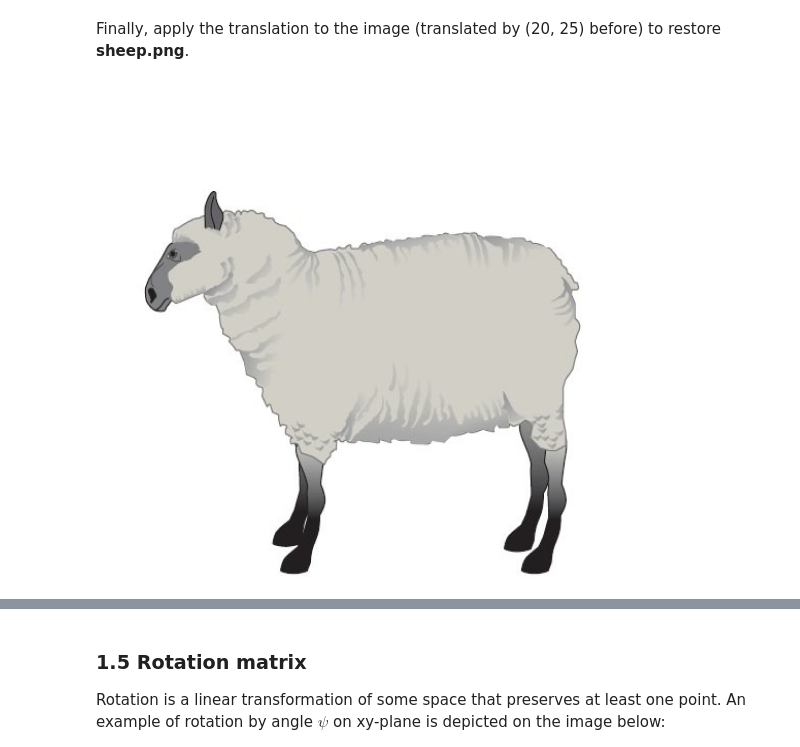
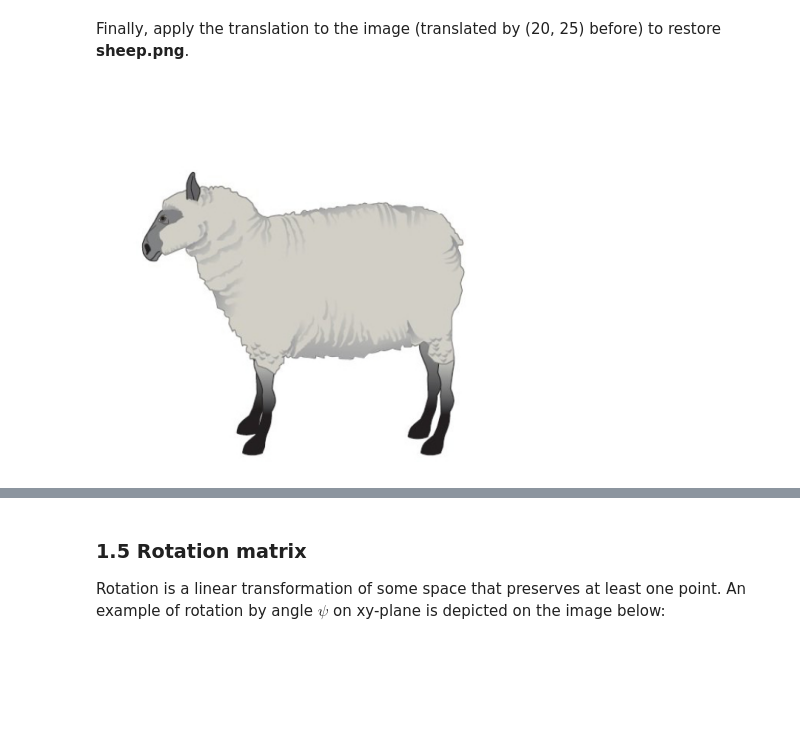
Before and after one commit to Shopska/LA_Lab_1, a Jupyter notebook: LA_Lab_1_template_2026.ipynb, the cells around one changed output, grey strips where cells are left out. Cells and saved outputs as stored; diff of their text form; code cells hidden in the pictures; blank space fills up the shorter version.

```diff
--- a/LA_Lab_1_template_2026.ipynb
+++ b/LA_Lab_1_template_2026.ipynb
@@ -264,6 +426,8 @@ plt.show()
 Finally, apply the translation to the image (translated by (20, 25) before) to restore **sheep.png**.
 # %%
 translated_img = cv.imread("./translated_sheep.png")
-cv2_imshow(translated_img)
+plt.imshow(cv.cvtColor(translated_img, cv.COLOR_BGR2RGB))
+plt.axis("off")
+plt.show()
 # %% [output]
-[figure, old version]
+[figure, new version]
```
Also changed, not shown: parts of 28 cells of this notebook.
